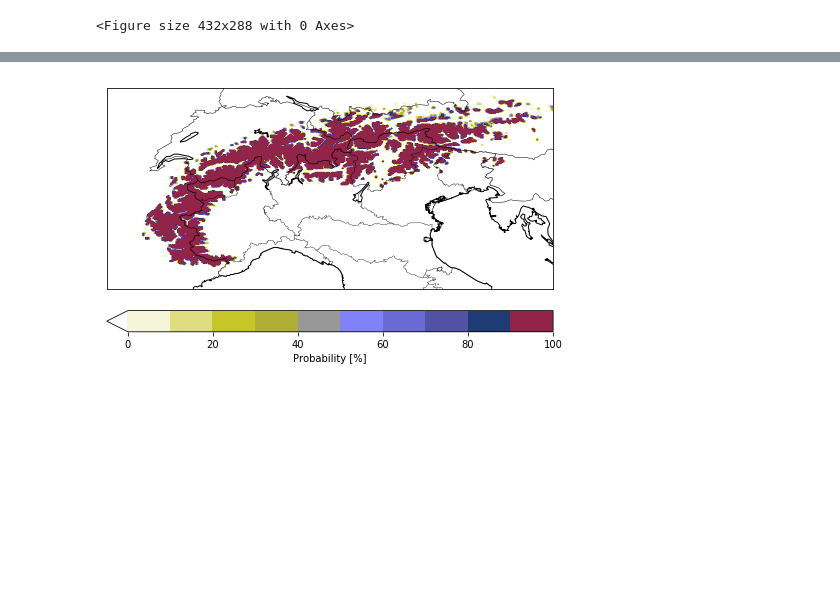
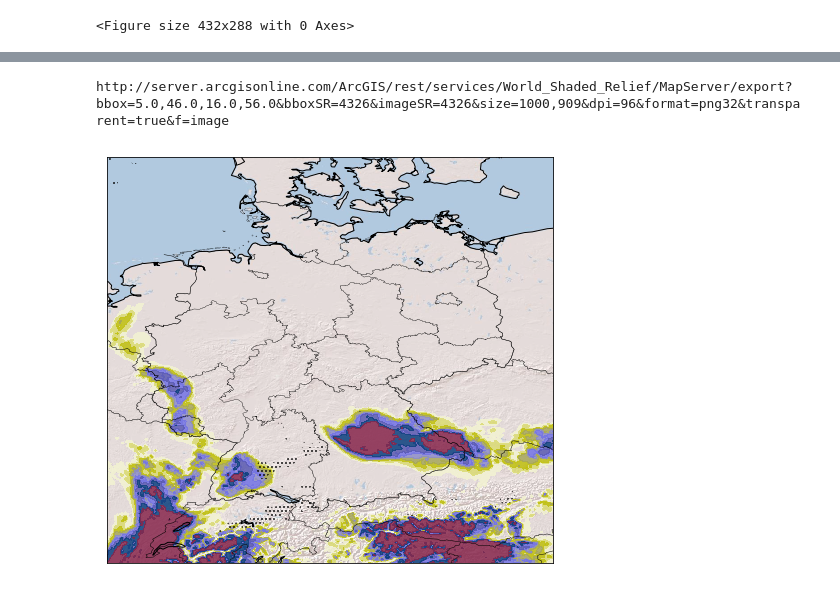
Before and after one commit to guidocioni/cosmo-d2-eps, a Jupyter notebook: test.ipynb, the cells around one changed output, grey strips where cells are left out. Saved outputs shown, nothing was run; the diff lists cells and outputs as text; code cells hidden in the pictures; blank space fills up the shorter version.

```diff
--- a/test.ipynb
+++ b/test.ipynb
@@ -205,0 +202,18 @@ h_snow=h_snow*100.
+# %%
+# Read variables from files and time, this is common to all the script
+ds = read_variable_xr(variable='prs_gsp')
+ds1 = read_variable_xr(variable='tot_prec')
+
+lats, lons = ds.latitude.data, ds.longitude.data
+time= pd.to_datetime(ds.valid_time.data)
+cum_hour=np.array((time-time[0]) / pd.Timedelta('1 hour')).astype("int")
+
+snow = ds.lssrwe*3600.
+
+# We have to load the array into memory since there are problems with the indexing in Dask...
+tot_prec = ds1['tp'].load()*0.
+for i in range(1, len(time)):
+    tot_prec[i,:,:,:] = ds1.tp[i,:,:,:]-ds1.tp[i-1,:,:,:]
+tot_prec_mean = tot_prec.mean(axis=1)
+
+threshold = 0.01 # this should be in mm/h of equivalent snow height
@@ -206,15 +240,24 @@ h_snow=h_snow*100.
 # %%
-# Germany plots
 fig = plt.figure(figsize=(8,10))
-m = get_projection("italy", regions=True)
+m = get_projection("germany", regions=True)
 x, y = m(lons,lats)
 
 # Truncate colormap
 cmap = plt.get_cmap('gist_stern_r')
 new_cmap = truncate_colormap(cmap, 0, 0.9)
-probabilities = (np.sum(h_snow[:,:,:,:] > 5., axis=1)/20.)*100.
-cs = m.contourf(x, y, probabilities[-1,:,:], np.linspace(0,100,11), cmap=new_cmap, extend="min")
-plt.colorbar(cs, orientation='horizontal', label='Probability [%]',fraction=0.046, pad=0.04)
+
+probabilities = (np.sum(snow > threshold, axis=1)/20.)*100.
+
+cs = m.contourf(x, y, probabilities[2,:,:], np.linspace(10,100,10),
+                 cmap=new_cmap, alpha=0.85)
+cr = m.contourf(x, y, tot_prec_mean[i,:,:], levels=(0.1, 1.),
+                colors='none', hatches=['...','...'], extend='max')
+
+# plt.title('Probability snowfall | '+date.strftime('%d %b %Y at %H UTC'))
+# annotation_run(plt.gca(), time)
+# annotation(plt.gca(), text='COSMO-D2-EPS', loc='upper left')
+# plt.colorbar(cs, orientation='horizontal', label='Probability [%]',fraction=0.04, pad=0.04)
 plt.show()
 # %% [output]
+http://server.arcgisonline.com/ArcGIS/rest/services/World_Shaded_Relief/MapServer/export?bbox=5.0,46.0,16.0,56.0&bboxSR=4326&imageSR=4326&size=1000,909&dpi=96&format=png32&transparent=true&f=image
-[figure, old version]
+[figure, new version]
```
Also changed, not shown: parts of 3 cells of this notebook, 2 other files.
